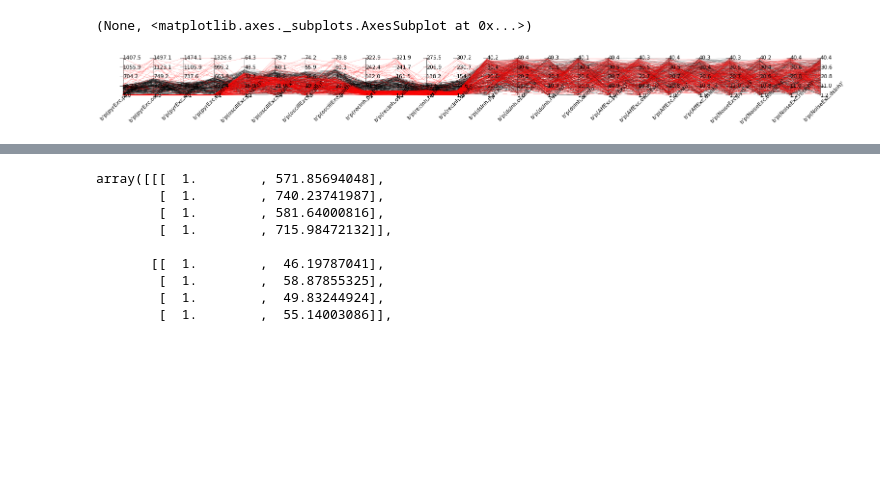
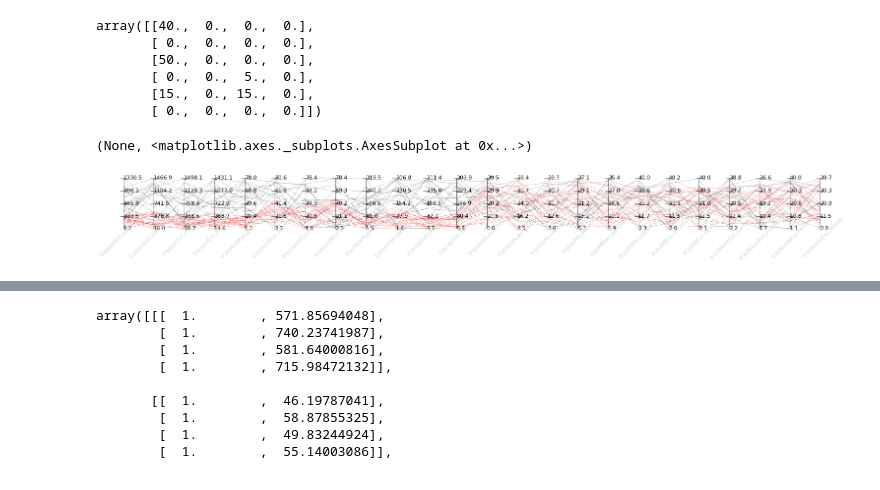
Before and after one commit to yzerlaut/spkNtwk-cortStatesWakefulness, a Jupyter notebook: notebook.ipynb, the cells around one changed output, grey strips where cells are left out. Cells and saved outputs as stored; diff of their text form; code cells hidden in the pictures; blank space fills up the shorter version.

Commit message:
update ntwk

```diff
--- a/notebook.ipynb
+++ b/notebook.ipynb
@@ -16,0 +116,12 @@ import numpy as np
+# %%
+Model['p_AffExc_pyrExc'] = 0.15
+Model['p_AffExc_recInh'] = 0.15
+Model['p_recInh_pyrExc'] = 0.05
+Model['p_pyrExc_pyrExc'] = 0.01
+Model['p_pyrExc_pyrExc'] = 0.01
+Model['p_AffExc_dsInh'] = 0.
+Model['p_dsInh_recInh'] = 0.
+
+Matrix = mf.from_Model_pconn_to_Effective_Connectivity_Matrix(Model)
+X, mVm, sVm = mf.run_single_connectivity_sim(Matrix, verbose=True)
+ge.plot(mf.t, 1e3*mVm[0,:], sy=1e3*sVm[0,:])
@@ -16,0 +140,4 @@ import numpy as np
+# %%
+from ntwk_sim import *
+run_sim(Model, filename='data/test/test.h5', verbose=False)
+run_slow_mf('data/test/test.ntwk.h5')
@@ -17,24 +168,40 @@ import numpy as np
+# %%
+Matrix
+# %% [output]
+array([[40.,  0.,  0.,  0.],
+       [ 0.,  0.,  0.,  0.],
+       [50.,  0.,  0.,  0.],
+       [ 0.,  0.,  5.,  0.],
+       [15.,  0., 15.,  0.],
+       [ 0.,  0.,  0.,  0.]])
+# %%
+for i, ii in enumerate(self.REC_POPS+self.AFF_POPS):
+    for j, jj in enumerate(self.REC_POPS):
+        ecMatrix[i,j] = Model['p_%s_%s' % (ii,jj)]*Model['N_%s' % ii]
+# %%
+
+run_sim(Model, filename=fn, verbose=False)
 # %%
 
-fig, ax = ges.figure(figsize=(3.5,1), bottom=2.)
+fig, ax = ge.figure(figsize=(3.,1), bottom=2.)
 
 labels = np.chararray(search.result['configs'][0].shape, itemsize=20)
 
-for i, spop in enumerate(REC_POPS+AFF_POPS):
-    for j, tpop in enumerate(REC_POPS):
-        labels[i, j] = 'p(%s,%s)' % (spop, tpop)
+for i, spop in enumerate(Model['REC_POPS']+Model['AFF_POPS']):
+    for j, tpop in enumerate(Model['REC_POPS']):
+        labels[i, j] = str("p(%s,%s)" % (spop, tpop))
 
 
-N = 200
+N = 20
 Y = [search.sort_random_configs(n=N)[i].flatten() for i in range(N)]+\
     [search.get_x_best_configs(N)[i].flatten() for i in range(N)]
 COLORS = ['k' for i in range(N)]+['r' for i in range(N)]
-ges.parallel_plot(Y=Y, COLORS=COLORS,
-                  ax=ax, color='r', SET_OF_LABELS=labels.flatten(), lw=0.2,
-                  label_annotation_args=dict(ha='center', va='center',size='small',rotation=45))
+ge.parallel_plot(Y=Y, COLORS=COLORS,
+                 ax=ax, color='r', SET_OF_LABELS=labels.flatten(), lw=0.2,
+                 label_annotation_args=dict(ha='center', va='center',size='small',rotation=45))
 # %% [output]
 (None, <matplotlib.axes._subplots.AxesSubplot at 0x...>)
-[figure, old version]
+[figure, new version]
 # %%
 from iterative_random_search import GRID0
 
```
Also changed, not shown: parts of 12 cells of this notebook, 3 other files.
